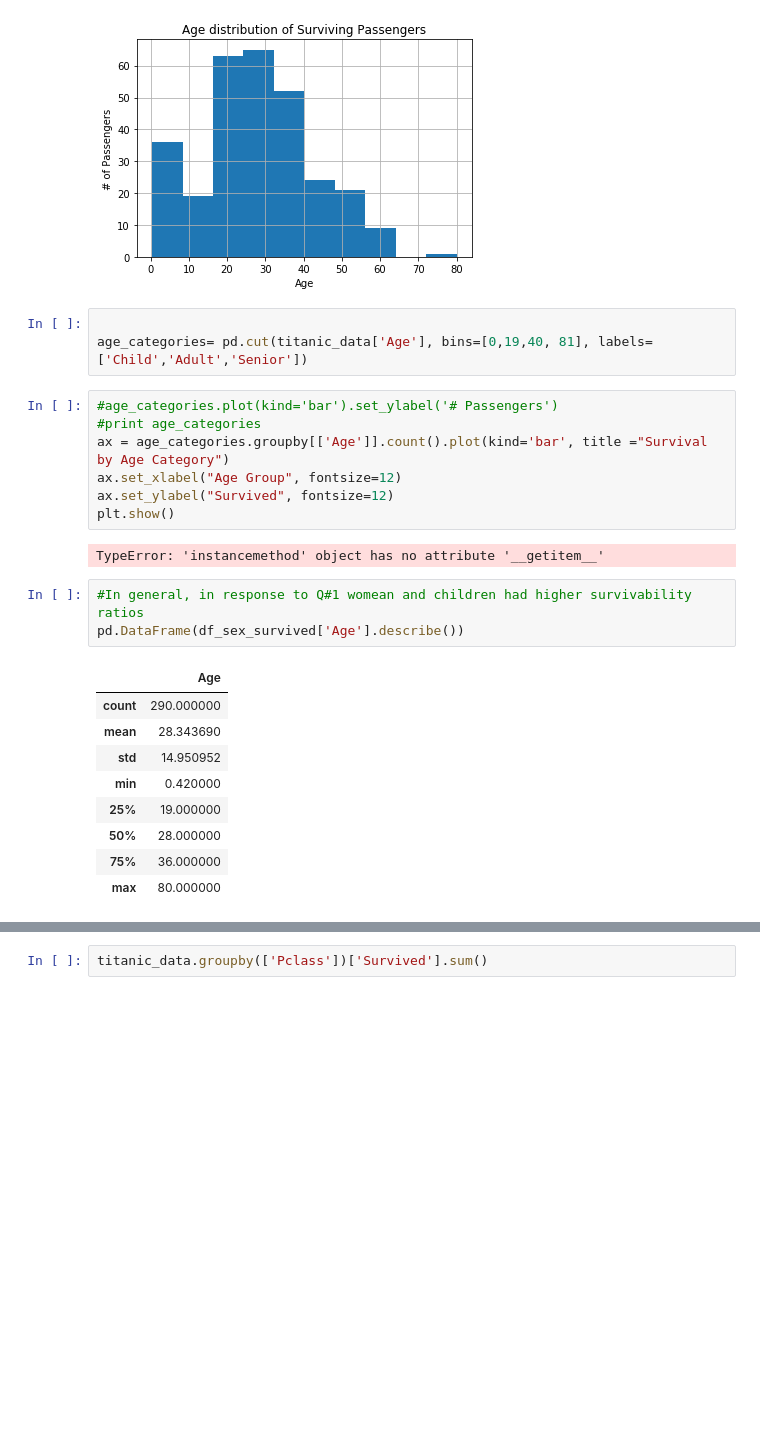
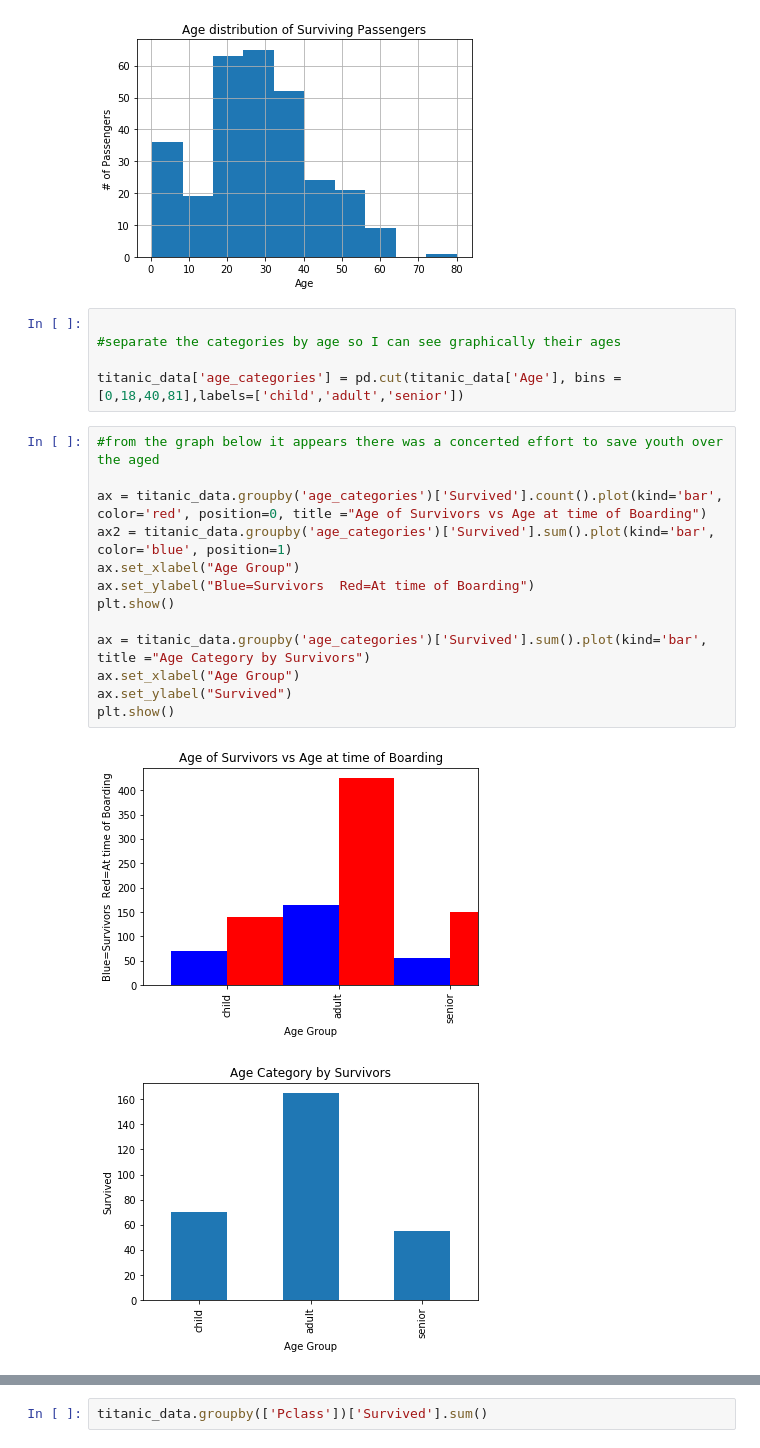
Before and after one commit to kmusante/titanic_data, a Jupyter notebook: titanic.ipynb, the cells around one changed output, grey strips where cells are left out. Drawn from its saved outputs; the diff is of its cells as text; blank space fills up the shorter version.

```diff
--- a/titanic.ipynb
+++ b/titanic.ipynb
@@ -169,28 +156,24 @@ ax.set_title('Age distribution of Surviving Passengers')
 [figure]
 # %%
 
-age_categories= pd.cut(titanic_data['Age'], bins=[0,19,40, 81], labels=['Child','Adult','Senior'])
+#separate the categories by age so I can see graphically their ages
+
+titanic_data['age_categories'] = pd.cut(titanic_data['Age'], bins = [0,18,40,81],labels=['child','adult','senior'])
-# %%
-#age_categories.plot(kind='bar').set_ylabel('# Passengers')
-#print age_categories
-ax = age_categories.groupby[['Age']].count().plot(kind='bar', title ="Survival by Age Category")
-ax.set_xlabel("Age Group", fontsize=12)
-ax.set_ylabel("Survived", fontsize=12)
-plt.show()
-# %% [output]
-TypeError: 'instancemethod' object has no attribute '__getitem__'
-# %%
-#In general, in response to Q#1 womean and children had higher survivability ratios
-pd.DataFrame(df_sex_survived['Age'].describe())
-# %% [output]
-|  | Age |
-| count | 290.000000 |
-| mean | 28.343690 |
-| std | 14.950952 |
-| min | 0.420000 |
-| 25% | 19.000000 |
-| 50% | 28.000000 |
-| 75% | 36.000000 |
-| max | 80.000000 |
+# %%
+#from the graph below it appears there was a concerted effort to save youth over the aged
+
+ax = titanic_data.groupby('age_categories')['Survived'].count().plot(kind='bar', color='red', position=0, title ="Age of Survivors vs Age at time of Boarding")
+ax2 = titanic_data.groupby('age_categories')['Survived'].sum().plot(kind='bar', color='blue', position=1)
+ax.set_xlabel("Age Group")
+ax.set_ylabel("Blue=Survivors  Red=At time of Boarding")
+plt.show()
+
+ax = titanic_data.groupby('age_categories')['Survived'].sum().plot(kind='bar', title ="Age Category by Survivors")
+ax.set_xlabel("Age Group")
+ax.set_ylabel("Survived")
+plt.show()
+# %% [output]
+[figure, added]
+[figure, added]
 # %%
 #In general, in response to Q#1 woman had a much higher survivability rate than men.
```
Also changed, not shown: parts of 13 cells of this notebook.
